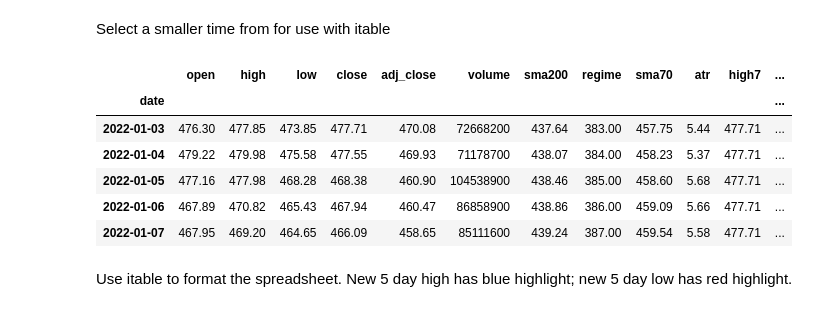
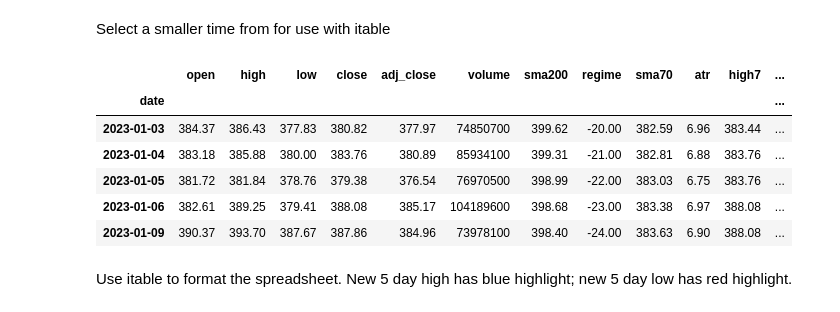
Before and after one commit to fja05680/pinkfish, a Jupyter notebook: examples/080.double-7s/spreadsheet.ipynb, the cells around one changed output. Saved outputs shown, nothing was run; the diff lists cells and outputs as text; code cells hidden in the pictures.

```diff
--- a/examples/080.double-7s/spreadsheet.ipynb
+++ b/examples/080.double-7s/spreadsheet.ipynb
@@ -119,16 +118,16 @@ ts.tail()
 # %% [markdown]
 Select a smaller time from for use with itable
 # %%
-df = ts['2022-01-01':]
+df = ts['2023-01-01':]
 df.head()
 # %% [output]
 |  | open | high | low | close | adj_close | volume | sma200 | regime | sma70 | atr | high7 | ... |
 | date |  |  |  |  |  |  |  |  |  |  |  | ... |
-| 2022-01-03 | 476.30 | 477.85 | 473.85 | 477.71 | 470.08 | 72668200 | 437.64 | 383.00 | 457.75 | 5.44 | 477.71 | ... |
-| 2022-01-04 | 479.22 | 479.98 | 475.58 | 477.55 | 469.93 | 71178700 | 438.07 | 384.00 | 458.23 | 5.37 | 477.71 | ... |
-| 2022-01-05 | 477.16 | 477.98 | 468.28 | 468.38 | 460.90 | 104538900 | 438.46 | 385.00 | 458.60 | 5.68 | 477.71 | ... |
-| 2022-01-06 | 467.89 | 470.82 | 465.43 | 467.94 | 460.47 | 86858900 | 438.86 | 386.00 | 459.09 | 5.66 | 477.71 | ... |
-| 2022-01-07 | 467.95 | 469.20 | 464.65 | 466.09 | 458.65 | 85111600 | 439.24 | 387.00 | 459.54 | 5.58 | 477.71 | ... |
+| 2023-01-03 | 384.37 | 386.43 | 377.83 | 380.82 | 377.97 | 74850700 | 399.62 | -20.00 | 382.59 | 6.96 | 383.44 | ... |
+| 2023-01-04 | 383.18 | 385.88 | 380.00 | 383.76 | 380.89 | 85934100 | 399.31 | -21.00 | 382.81 | 6.88 | 383.76 | ... |
+| 2023-01-05 | 381.72 | 381.84 | 378.76 | 379.38 | 376.54 | 76970500 | 398.99 | -22.00 | 383.03 | 6.75 | 383.76 | ... |
+| 2023-01-06 | 382.61 | 389.25 | 379.41 | 388.08 | 385.17 | 104189600 | 398.68 | -23.00 | 383.38 | 6.97 | 388.08 | ... |
+| 2023-01-09 | 390.37 | 393.70 | 387.67 | 387.86 | 384.96 | 73978100 | 398.40 | -24.00 | 383.63 | 6.90 | 388.08 | ... |
 # %% [markdown]
 Use itable to format the spreadsheet.  New 5 day high has blue highlight; new 5 day low has red highlight.
 # %%
```
Also changed, not shown: parts of 4 cells of this notebook, 56 other files.
